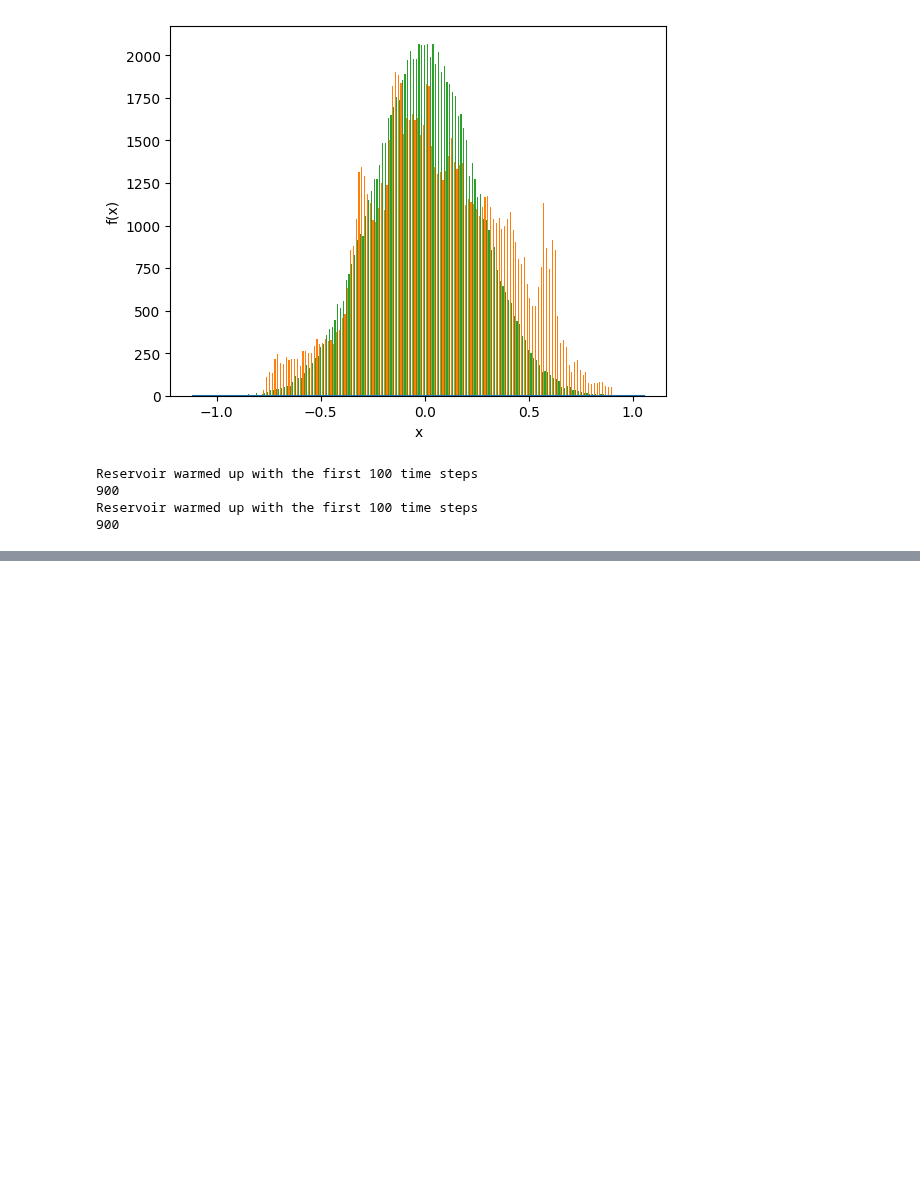
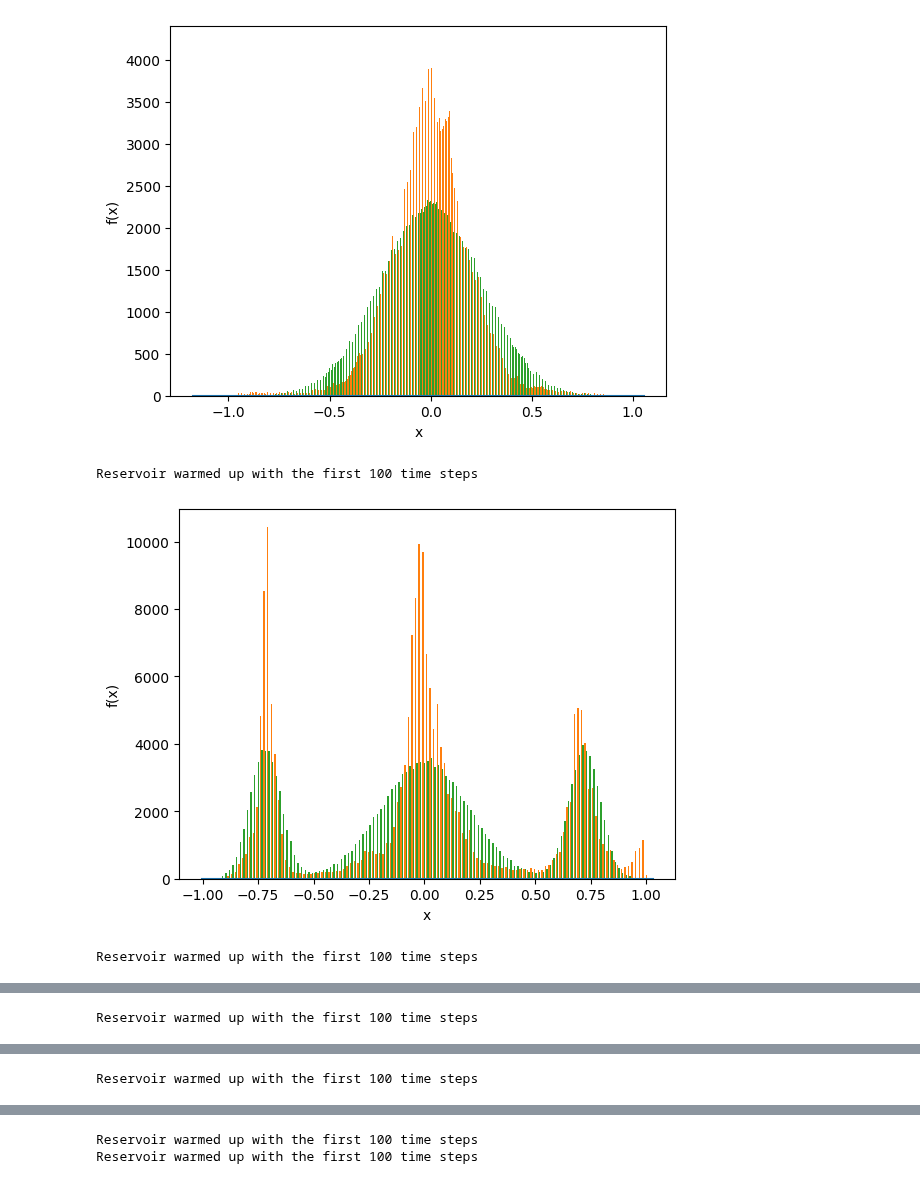
Before and after one commit to Sergio-Ltr/Generalized-Intrinsic-Plasticity, a Jupyter notebook: NOTEBOOKS/UNIT_TESTS/MASKED IP/IPEvaluation.ipynb, the cells around one changed output, grey strips where cells are left out. Cells and saved outputs as stored; diff of their text form; code cells hidden in the pictures; blank space fills up the shorter version.

Commit message:
IP Evaluator along with preliminary experiments on MG17

```diff
--- a/NOTEBOOKS/UNIT_TESTS/MASKED IP/IPEvaluation.ipynb
+++ b/NOTEBOOKS/UNIT_TESTS/MASKED IP/IPEvaluation.ipynb
@@ -11,4 +11,4 @@ from IPReservoir import IPReservoirConfiguration
 from IPMask import IPMask
 from DATA import MG17
 # %%
-N = 50
+N = 100
@@ -26,11 +15,22 @@ configs = [
+# %%
+initial_config = ReservoirConfiguration(N_units=N, bias=True, input_scaling=0.5, bu_range = (-0.5, 0.5), bh_range=(-0.5, 0.5), Wu_sparsity=0.85, Wh_sparsity=0.25, desired_rho=0.75 )
+# %%
+configs = [
+    IPReservoirConfiguration(initial_config, IPMask.gaussian(N), eta=0.0000025, epochs=10, name="Gaussian"),
+    #IPReservoirConfiguration(ReservoirConfiguration(N_units=N, bias=False, desired_rho=0.1,), IPMask.bimodal(N), eta=0.0000025, epochs=10,  name="Bimodal"),
+    IPReservoirConfiguration(initial_config, IPMask.trimodal(N), eta=0.0000025, epochs=5, name="Overi Trimodal"),
+    IPReservoirConfiguration(initial_config, IPMask.trimodal(N), eta=0.00000125, epochs=10, name="Walk Trimodal"),
+    IPReservoirConfiguration(initial_config, IPMask.trimodal(N, linear_rate=3/5), eta=0.00000125, epochs=10, name="NonLinear Trimodal"),
+    IPReservoirConfiguration(initial_config, IPMask.quadrimodal(N), eta=0.0000025, epochs=5,  name="Quadrimodal"),
+    ReservoirConfiguration(N_units=N, desired_rho=0.96, name="Vanilla"),
+]
 # %%
 from Metrics import *
 from Evaluator import Evaluator
 
-results = Evaluator(path=".", experiment_name="Unit_test").evaluate_multiple(configs, data = MG17(), repetitions=1 )
+results = Evaluator(path=".", experiment_name="Adding biases").evaluate_multiple(configs, data = MG17(percentages=[80, 0, 20]), repetitions=1 )
 # %% [output]
-[figure, old version]
+[figure, new version]
 Reservoir warmed up with the first 100 time steps
-900
-Reservoir warmed up with the first 100 time steps
-900
+[figure, added]
+Reservoir warmed up with the first 100 time steps
@@ -36,0 +38 @@ Reservoir warmed up with the first 100 time steps
+Reservoir warmed up with the first 100 time steps
@@ -36,0 +40 @@ Reservoir warmed up with the first 100 time steps
+Reservoir warmed up with the first 100 time steps
@@ -37,3 +42,5 @@ Reservoir warmed up with the first 100 time steps
+Reservoir warmed up with the first 100 time steps
+Reservoir warmed up with the first 100 time steps
 # %%
 results
 # %% [output]
```
Also changed, not shown: parts of 3 cells of this notebook, 14 other files.
